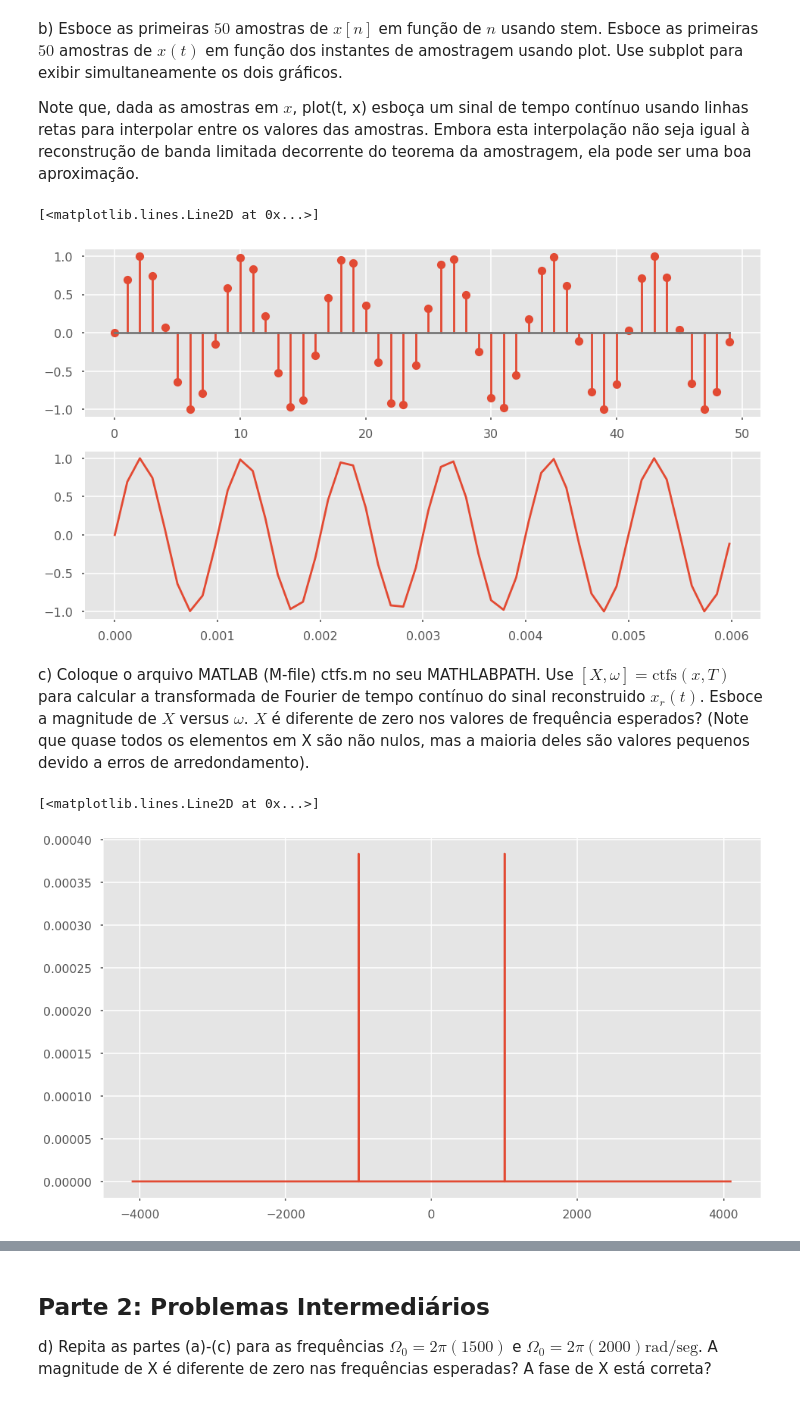
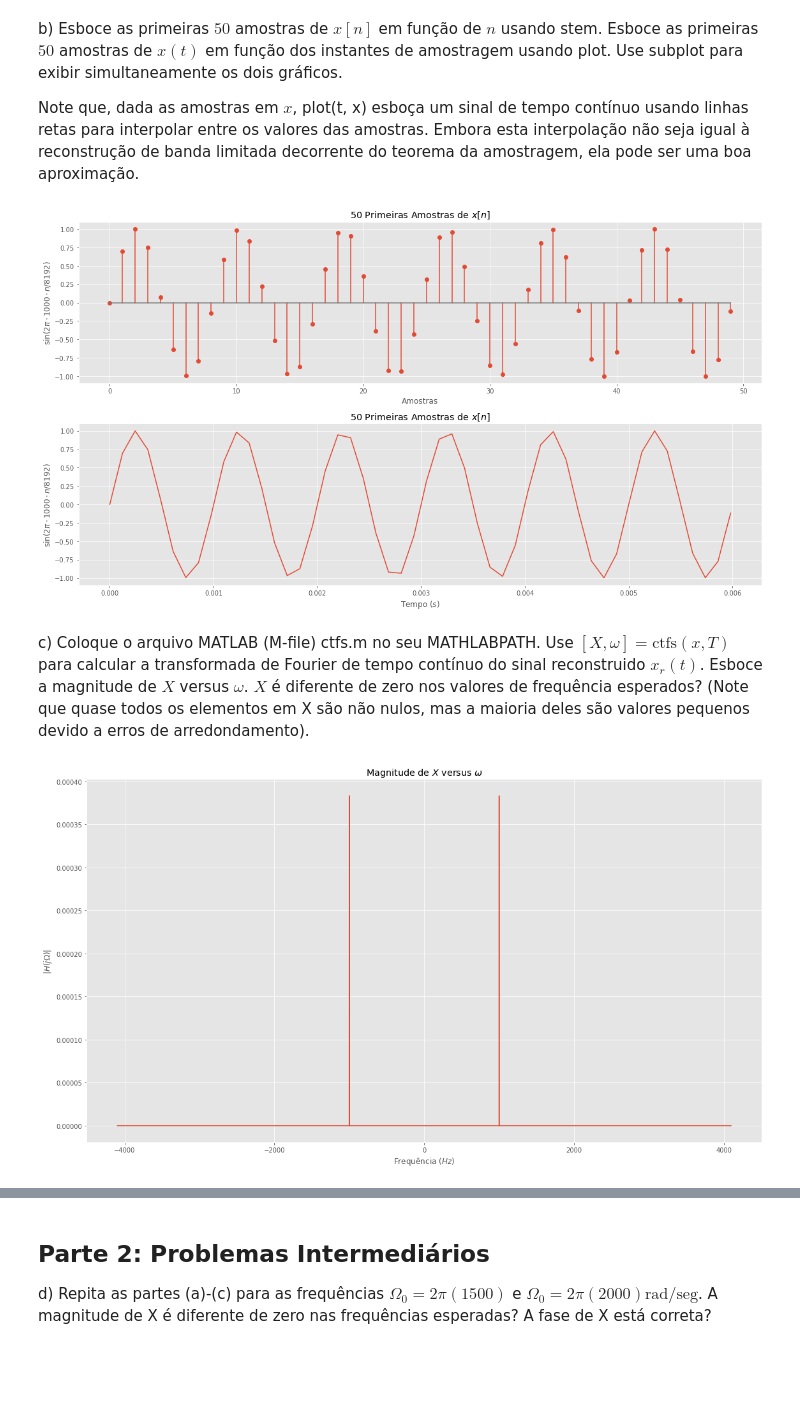
Before and after one commit to davidrft/processamento-digital-de-sinais, a Jupyter notebook: PDS - Projeto 1.ipynb, the cells around one changed output, grey strips where cells are left out. Drawn from its saved outputs; the diff is of its cells as text; code cells hidden in the pictures; blank space fills up the shorter version.

```diff
--- a/PDS - Projeto 1.ipynb
+++ b/PDS - Projeto 1.ipynb
@@ -29,14 +39,22 @@ Note que, dada as amostras em $x$, plot(t, x) esboça um sinal de tempo contínu
 # %%
 t = n / Fs
 
 plt.subplot(211)
+plt.xlabel('Amostras')
+plt.ylabel('$\sin(2 \pi \cdot 1000 \cdot n/8192)$')
+plt.title('50 Primeiras Amostras de $x[n]$')
 plt.stem(n[:50], x[:50])
 
 plt.subplot(212)
+plt.xlabel('Tempo ($s$)')
+plt.ylabel('$\sin(2 \pi \cdot 1000 \cdot n/8192)$')
+plt.title('50 Primeiras Amostras de $x[n]$')
 plt.plot(t[:50], x[:50])
+
+plt.tight_layout()
+plt.show()
 # %% [output]
-[<matplotlib.lines.Line2D at 0x...>]
-[figure, old version]
+[figure, new version]
 # %% [markdown]
 c) Coloque o arquivo MATLAB (M-file) ctfs.m no seu MATHLABPATH. Use $[X, \omega] = \text{ctfs}(x, T)$ para calcular a transformada de Fourier de tempo contínuo do sinal reconstruido $x_r(t)$. Esboce a magnitude de $X$ versus $\omega$. $X$ é diferente de zero nos valores de frequência esperados? (Note que quase todos os elementos em X são não nulos, mas a maioria deles são valores pequenos devido a erros de arredondamento).
 # %%
@@ -47,7 +65,11 @@ def ctfts(x: np.ndarray, T: float) -> (np.ndarray, np.ndarray):
     return np.array(X, dtype=complex), w
 
 X, w = ctfts(x, 1/Fs)
+plt.title('Magnitude de $X$ versus $\omega$')
+plt.ylabel('$|H(j\Omega)|$')
+plt.xlabel('Frequência ($Hz$)')
 plt.plot(w, np.abs(X))
+plt.tight_layout()
+plt.show()
 # %% [output]
-[<matplotlib.lines.Line2D at 0x...>]
-[figure, old version]
+[figure, new version]
```
Also changed, not shown: parts of 19 cells of this notebook.
